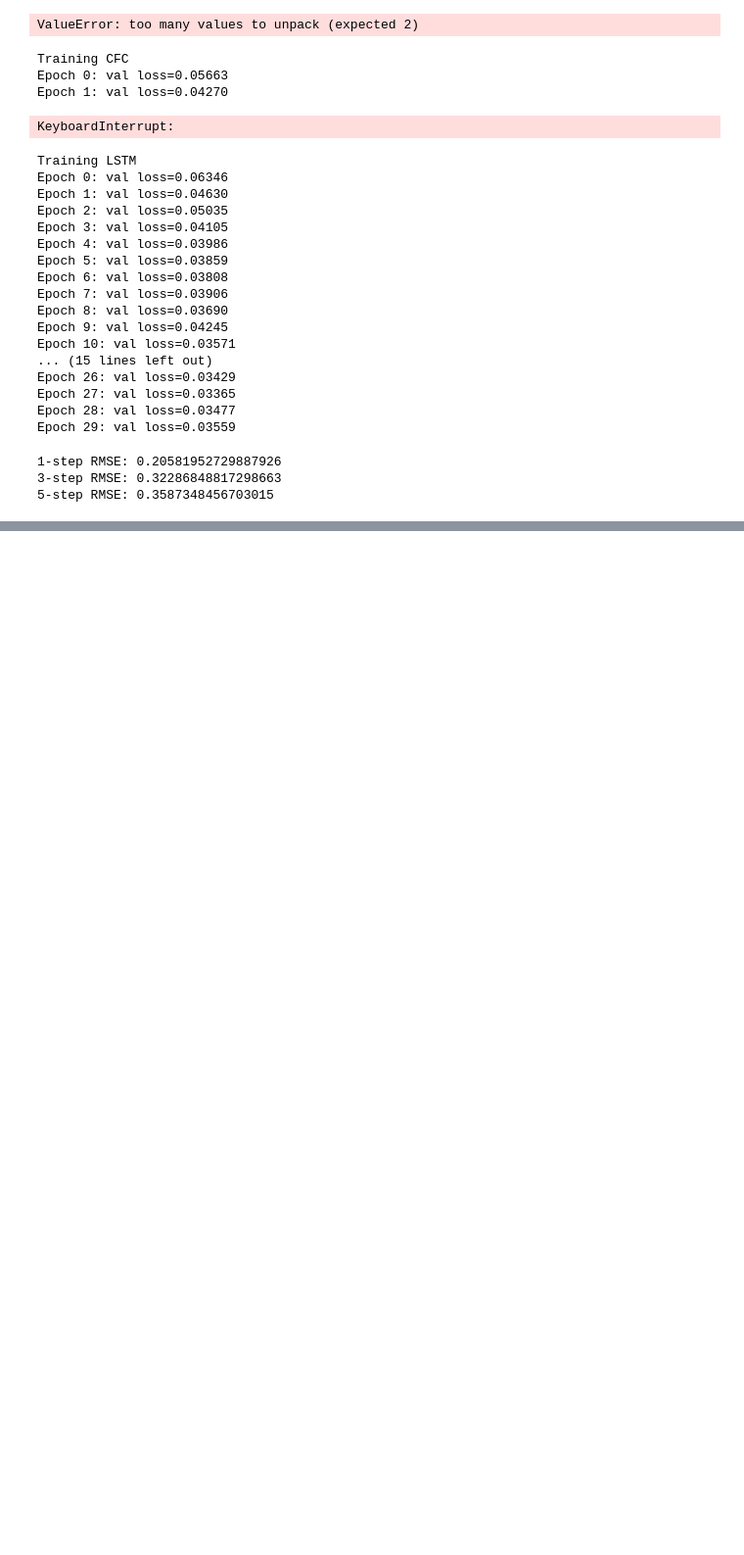
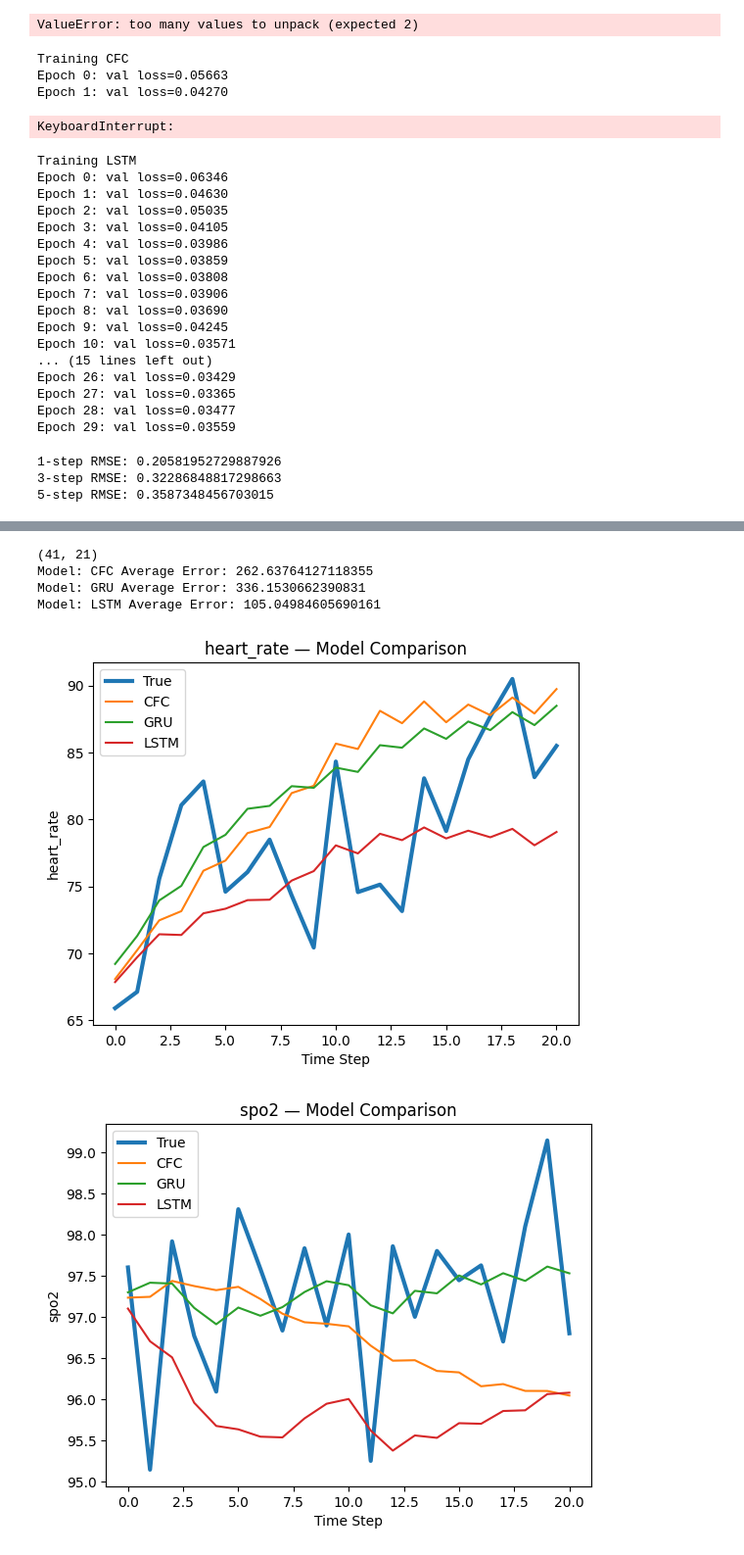
Before and after one commit to theophilus28/LNN-GRU-Comparative, a Jupyter notebook: lnn_setup.ipynb, the cells around one changed output, grey strips where cells are left out. Shown at 98% size. Saved outputs shown, nothing was run; the diff lists cells and outputs as text; code cells hidden in the pictures; blank space fills up the shorter version.

```diff
--- a/lnn_setup.ipynb
+++ b/lnn_setup.ipynb
@@ -1635,0 +1651,26 @@ compare_models(
+# %%
+# secondary plot run
+icu_id = test_icu_ids[9]
+g = full_df[full_df["ICUSTAY_ID"] == icu_id].sort_values("bin")
+s_true = g[feature_cols].values
+print(s_true.shape)
+
+# the scale of this error value is not the point, the point is the relative value
+compare_models(
+    models,
+    full_df,
+    icu_id=icu_id,
+    feature_cols=state_features,
+    action_cols=action_features,
+    features_to_plot=features_to_plot,
+    window_size = 4,
+    scaler=scaler,
+    device="cuda"
+)
+# %% [output]
+(41, 21)
+Model: CFC Average Error: 262.63764127118355
+Model: GRU Average Error: 336.1530662390831
+Model: LSTM Average Error: 105.04984605690161
+[figure, added]
+[figure, added]
```
Also changed, not shown: parts of 6 cells of this notebook.
